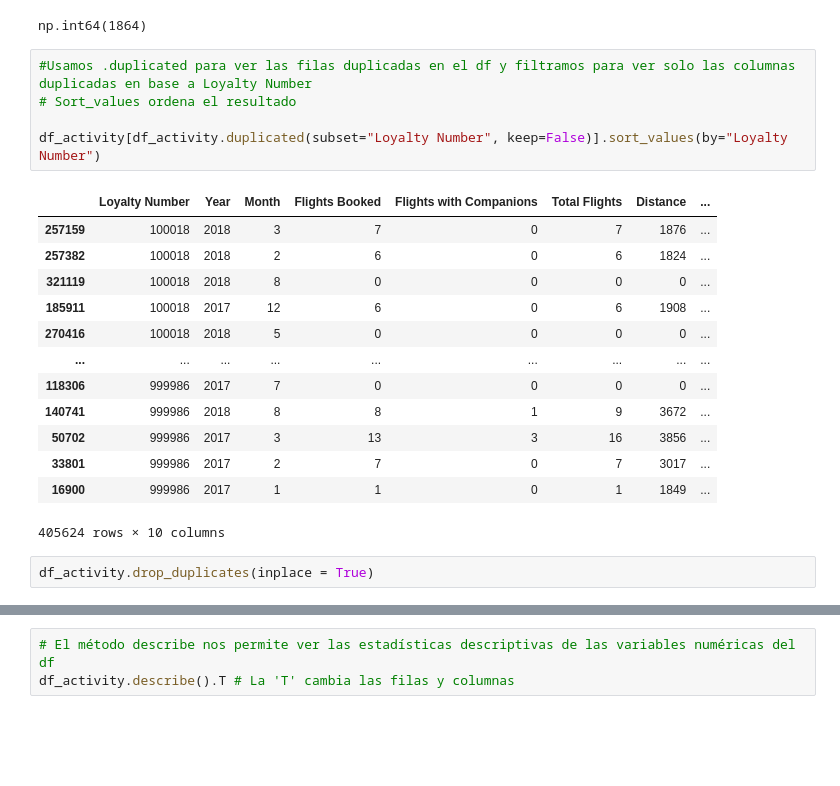
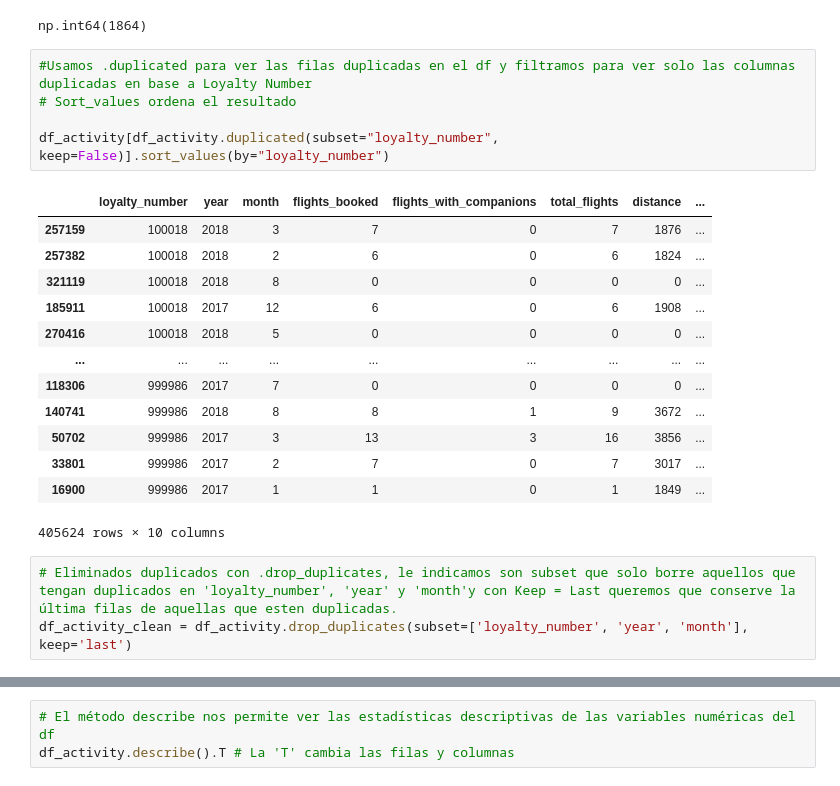
Before and after one commit to Adalab/bda-modulo-3-evaluacion-final-Marta2203H, a Jupyter notebook: Jupyters/evaluacion_mod3.ipynb, the cells around one changed output, grey strips where cells are left out. Saved outputs shown, nothing was run; the diff lists cells and outputs as text; blank space fills up the shorter version.

Commit message:
EDA Customer Loyalty History

```diff
--- a/Jupyters/evaluacion_mod3.ipynb
+++ b/Jupyters/evaluacion_mod3.ipynb
@@ -132,10 +132,10 @@ np.int64(1864)
 # %%
 #Usamos .duplicated para ver las filas duplicadas en el df y filtramos para ver solo las columnas duplicadas en base a Loyalty Number
 # Sort_values ordena el resultado
 
-df_activity[df_activity.duplicated(subset="Loyalty Number", keep=False)].sort_values(by="Loyalty Number")
+df_activity[df_activity.duplicated(subset="loyalty_number", keep=False)].sort_values(by="loyalty_number")
 # %% [output]
-|  | Loyalty Number | Year | Month | Flights Booked | Flights with Companions | Total Flights | Distance | ... |
+|  | loyalty_number | year | month | flights_booked | flights_with_companions | total_flights | distance | ... |
 | 257159 | 100018 | 2018 | 3 | 7 | 0 | 7 | 1876 | ... |
 | 257382 | 100018 | 2018 | 2 | 6 | 0 | 6 | 1824 | ... |
 | 321119 | 100018 | 2018 | 8 | 0 | 0 | 0 | 0 | ... |
@@ -148,6 +148,7 @@ df_activity[df_activity.duplicated(subset="Loyalty Number", keep=False)].sort_va
 | 33801 | 999986 | 2017 | 2 | 7 | 0 | 7 | 3017 | ... |
 | 16900 | 999986 | 2017 | 1 | 1 | 0 | 1 | 1849 | ... |
 405624 rows × 10 columns
-# %%
-df_activity.drop_duplicates(inplace = True)
+# %%
+# Eliminados duplicados con .drop_duplicates, le indicamos son subset que solo borre aquellos que tengan duplicados en 'loyalty_number', 'year' y 'month'y con Keep = Last queremos que conserve la última filas de aquellas que esten duplicadas.
+df_activity_clean = df_activity.drop_duplicates(subset=['loyalty_number', 'year', 'month'], keep='last')
 # %%
```
Also changed, not shown: parts of 14 cells of this notebook.
